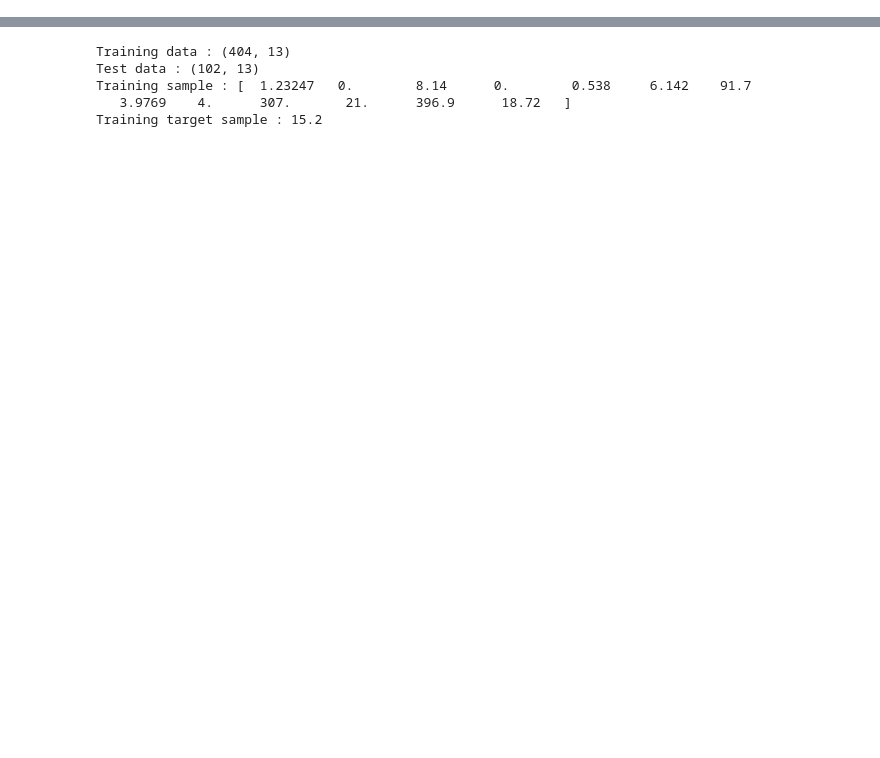
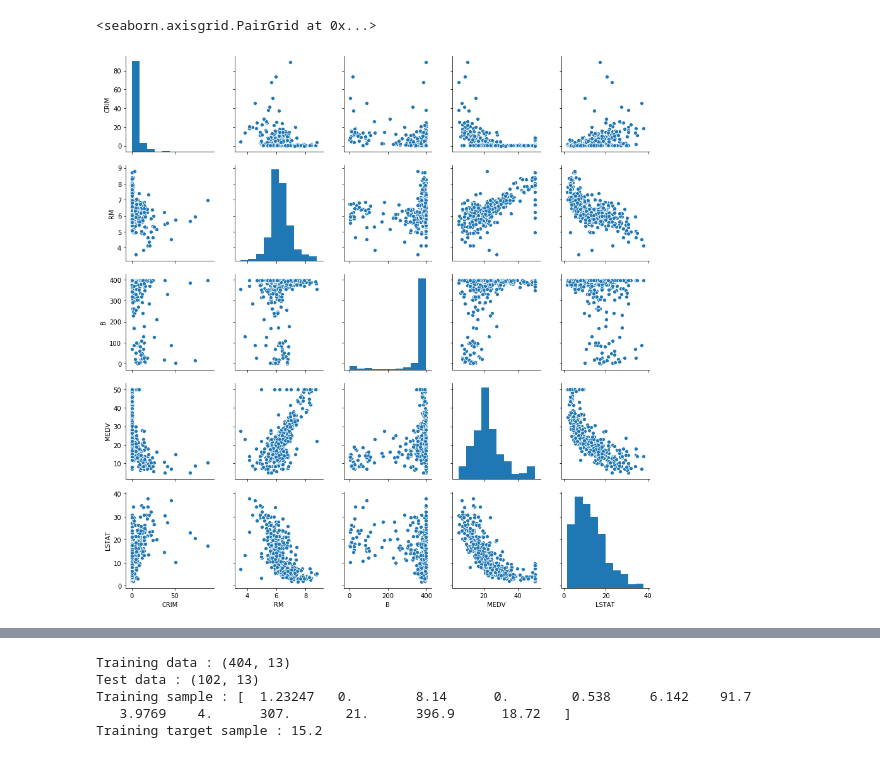
Before and after one commit to Maria1709/machine-learnig-assessment, a Jupyter notebook: Machine Learning Assessment.ipynb, the cells around one changed output, grey strips where cells are left out. Saved outputs shown, nothing was run; the diff lists cells and outputs as text; code cells hidden in the pictures; blank space fills up the shorter version.

```diff
--- a/Machine Learning Assessment.ipynb
+++ b/Machine Learning Assessment.ipynb
@@ -400,0 +160,7 @@ from tensorflow.keras import layers
+# %%
+#lets create a subset of data to make plotting graphs more legible
+#CRIM per capita cime rate by town
+#RM average number of rooms per dwelling
+#B proportion of blacks by town
+#MEDV median value of owner ooccupied homes
+cols = ['CRIM', 'RM', 'B', 'MEDV', 'LSTAT']
@@ -400,0 +176,6 @@ from tensorflow.keras import layers
+# %%
+#plot the subset of data to identify any patterns
+sns.pairplot(df[cols])
+# %% [output]
+<seaborn.axisgrid.PairGrid at 0x...>
+[figure, added]
```
Also changed, not shown: parts of 172 cells of this notebook, 1 other file.
